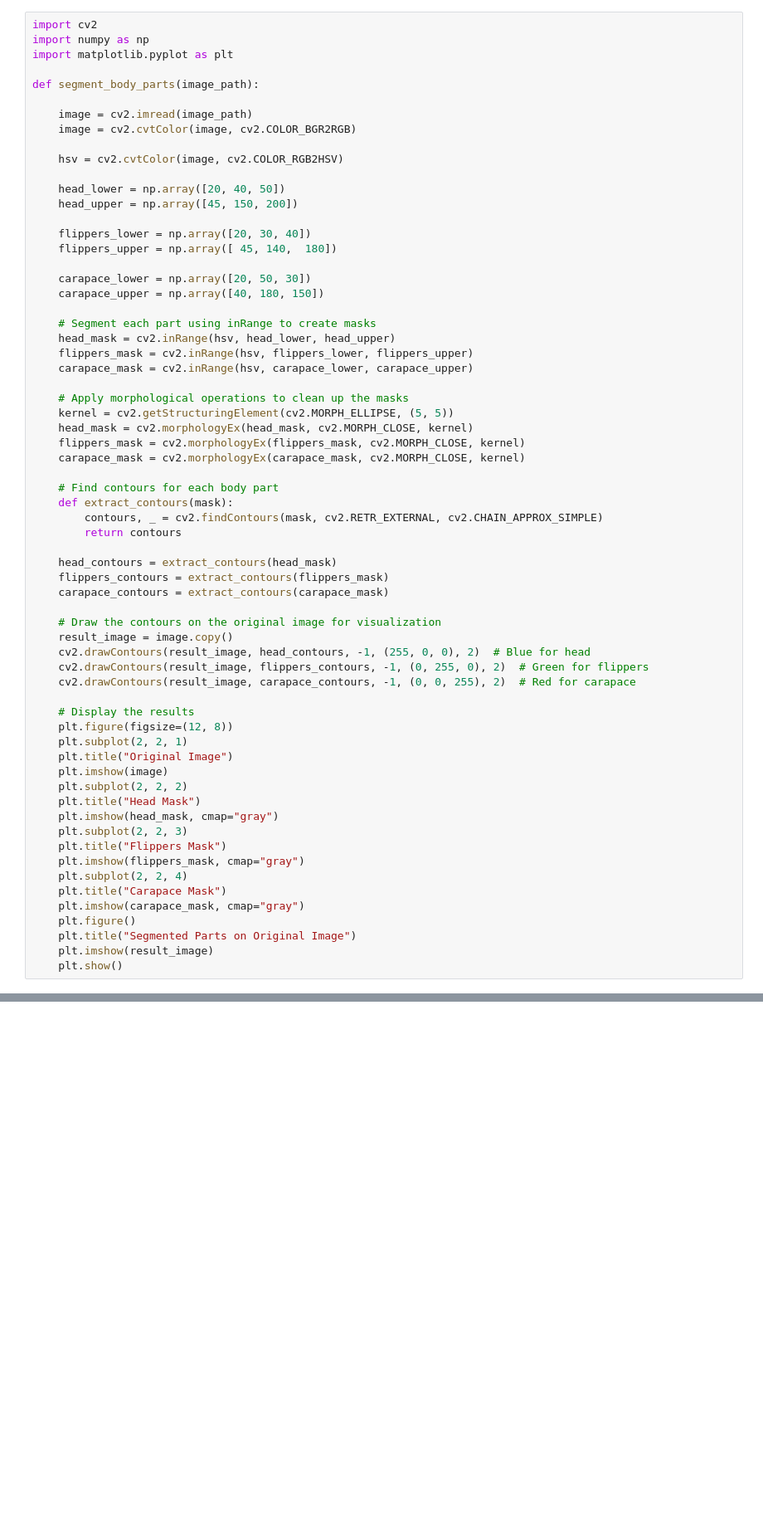
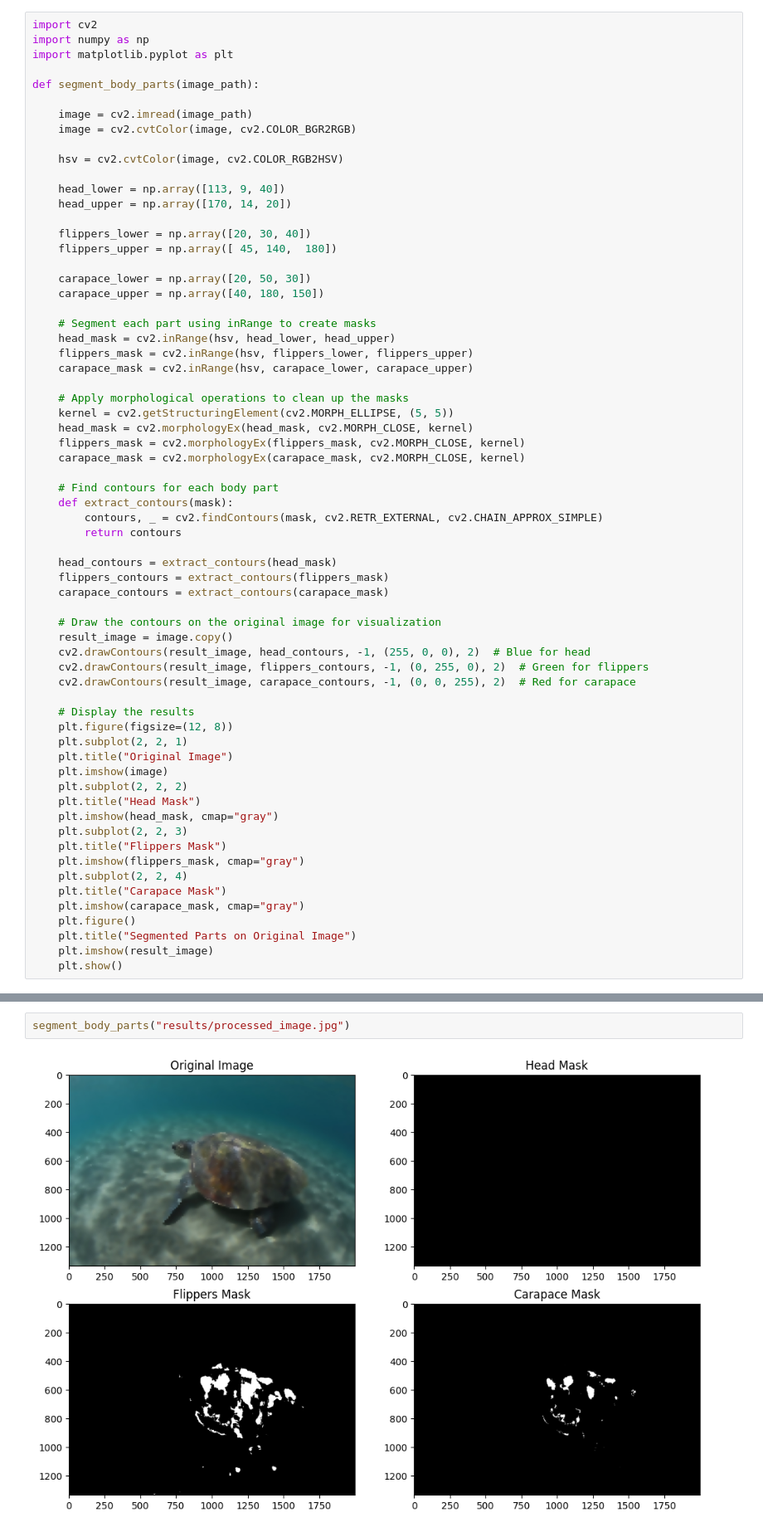
Before and after one commit to aryan-nataraja/Optical_Delusions, a Jupyter notebook: OpenCV.ipynb, the cells around one changed output, grey strips where cells are left out. Shown: that part at 83% size. Drawn from its saved outputs; the diff is of its cells as text; blank space fills up the shorter version.

```diff
--- a/OpenCV.ipynb
+++ b/OpenCV.ipynb
@@ -10,8 +10,8 @@ def segment_body_parts(image_path):
 
     hsv = cv2.cvtColor(image, cv2.COLOR_RGB2HSV)
 
-    head_lower = np.array([20, 40, 50])
-    head_upper = np.array([45, 150, 200])
+    head_lower = np.array([113, 9, 40])
+    head_upper = np.array([170, 14, 20])
 
     flippers_lower = np.array([20, 30, 40])
     flippers_upper = np.array([ 45, 140,  180])
@@ -70,0 +66,4 @@ segment_body_parts("turtles-data/data/images/t553/GhVLSdjicv.jpeg")
+# %%
+segment_body_parts("results/processed_image.jpg")
+# %% [output]
+[figure, added]
```
Also changed, not shown: parts of 6 cells of this notebook, 3 other files.
